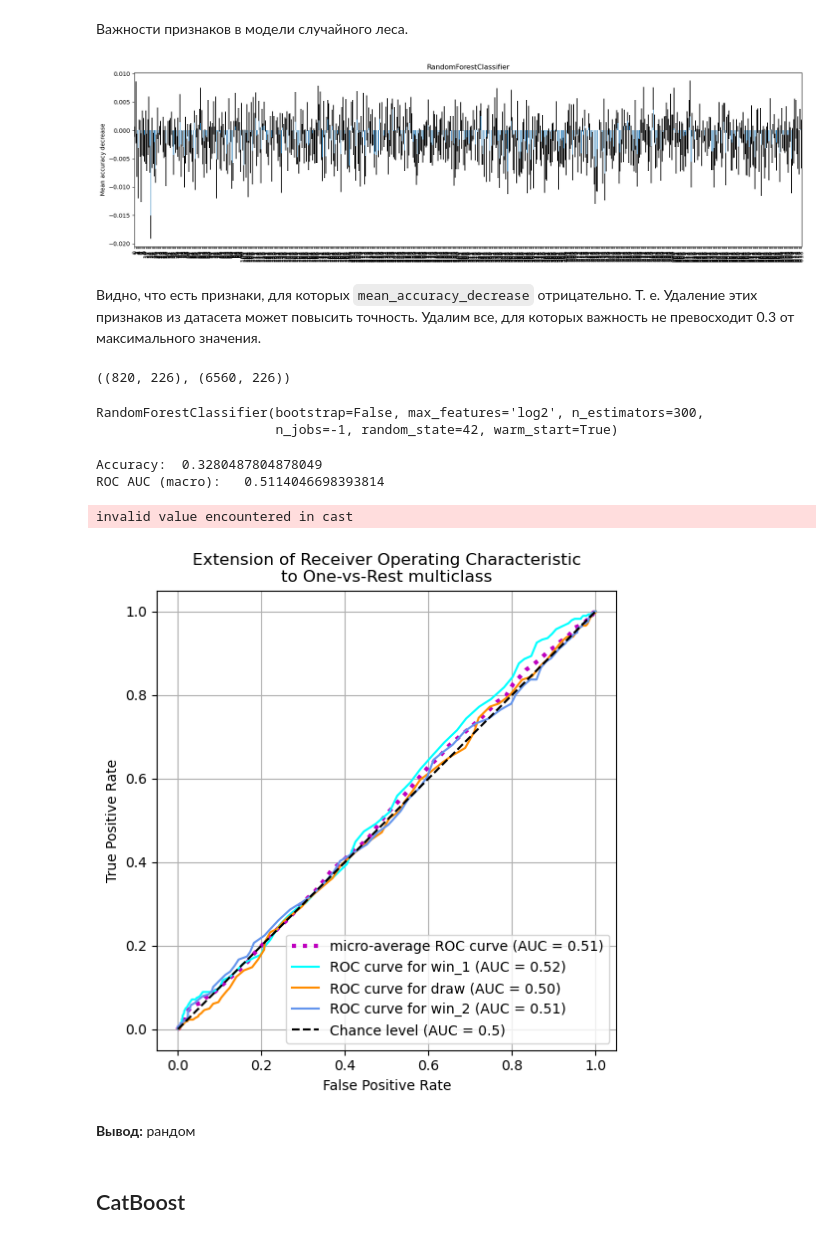
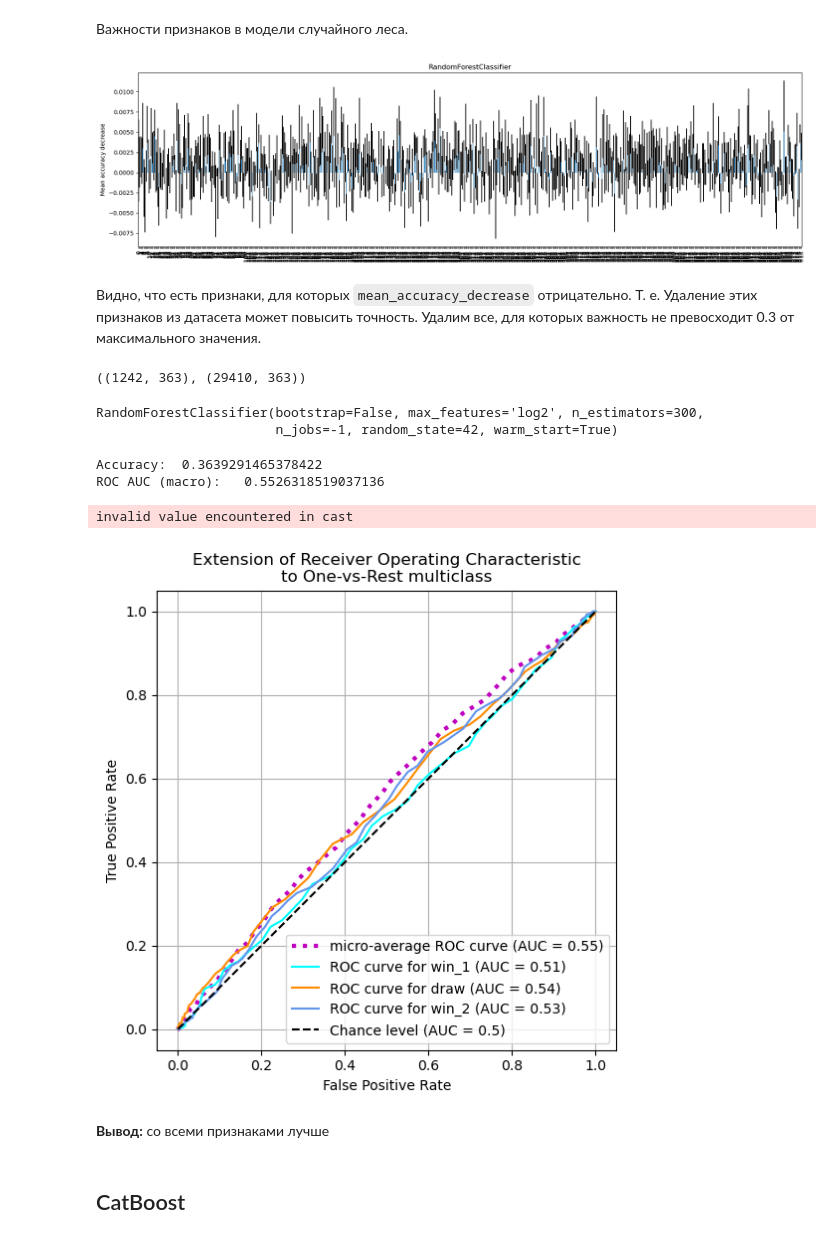
Before and after one commit to helloginov/football_predictor, a Jupyter notebook: target_finish/main.ipynb, the cells around one changed output. Drawn from its saved outputs; the diff is of its cells as text; code cells hidden in the pictures.

Commit message:
strict filter on test only

```diff
--- a/target_finish/main.ipynb
+++ b/target_finish/main.ipynb
@@ -68,8 +68,9 @@ Name: result_total_match, dtype: int64
 Увеличим обучающий датасет вдвое, продублировав все строки таким образом, чтобы столбцы, отвечающие за одни и те же параметры для разных команд, поменялись местами. У одинаковых матчей одинаковые id, поэтому для кросс-валидации используем GroupKFold, чтобы никакие два матча не попали одновременно в обучающую и валидационную выборки.
 # %%
 # Для решения задачи пригодными считаем лишь данные, для которых коэффициенты "odds_open_win2" > 2.0 и "odds_open_win1" > 2.0
-selection = (data["odds_open_win2"] > 2.6) & (data["odds_open_win1"] > 2.6)
+selection_common = (data["odds_open_win2"] > 2.0) & (data["odds_open_win1"] > 2.0)
+selection_test = (data["odds_open_win2"] > 2.6) & (data["odds_open_win1"] > 2.6)
 
-data_selected = data[selection].dropna()
+data_selected = data[selection_common].dropna()
 data_selected.shape
 # %% [output]
@@ -81,4 +82,9 @@ y_result = data_selected['result_total_match'].astype(int) # на это пок
 X = data_selected.drop(['result_finish_match', 'result_total_match'], axis=1)
 X.iloc[1:, :].astype('float32', copy=False)
 
-X_train, X_test, y_train, y_test = train_test_split(X, y_finish, test_size=0.2, random_state=42, shuffle=True, stratify=y_finish)
+X_train, X_test, y_train, y_test = train_test_split(X, y_finish, test_size=0.5, random_state=42, shuffle=True, stratify=y_finish)
+
+X_test, y_test = X_test[selection_test], y_test[selection_test]
+
+print("Train:", X_train.shape, y_train.shape)
+print("Test: ", X_test.shape, y_test.shape)
@@ -328,7 +338,7 @@ visualize_feature_importances(
     perm_imps_forest.importances_std
 )
 # %% [output]
-[figure, old version]
+[figure, new version]
 # %% [markdown]
 Видно, что есть признаки, для которых `mean_accuracy_decrease` отрицательно. Т. е. Удаление этих признаков из датасета может повысить точность. Удалим все, для которых важность не превосходит 0.3 от максимального значения.
 # %%
@@ -338,7 +348,7 @@ X_test_small, X_train_small = X_test[good_features], X_train[good_features]
 
 X_test_small.shape, X_train_small.shape
 # %% [output]
-((820, 226), (6560, 226))
+((1242, 363), (29410, 363))
 # %%
 forest = RandomForestClassifier(
     n_estimators=300, bootstrap=False,
@@ -351,14 +361,14 @@ forest.fit(X_train_small, y_train)
 RandomForestClassifier(bootstrap=False, max_features='log2', n_estimators=300,
                        n_jobs=-1, random_state=42, warm_start=True)
 # %%
-forest_results = test_and_save(forest, 'forest_1', X_test_small, y_test, groups_test)
+forest_results = test_and_save(forest, 'forest_2', X_test_small, y_test, groups_test)
 # %% [output]
-Accuracy:  0.3280487804878049
-ROC AUC (macro):   0.5114046698393814
+Accuracy:  0.3639291465378422
+ROC AUC (macro):   0.5526318519037136
 invalid value encountered in cast
-[figure, old version]
+[figure, new version]
-# %% [markdown]
-**Вывод:** рандом
+# %% [markdown]
+**Вывод:** со всеми признаками лучше
 # %% [markdown]
 ## CatBoost
 # %%
```
Also changed, not shown: parts of 19 cells of this notebook, 18 other files.
